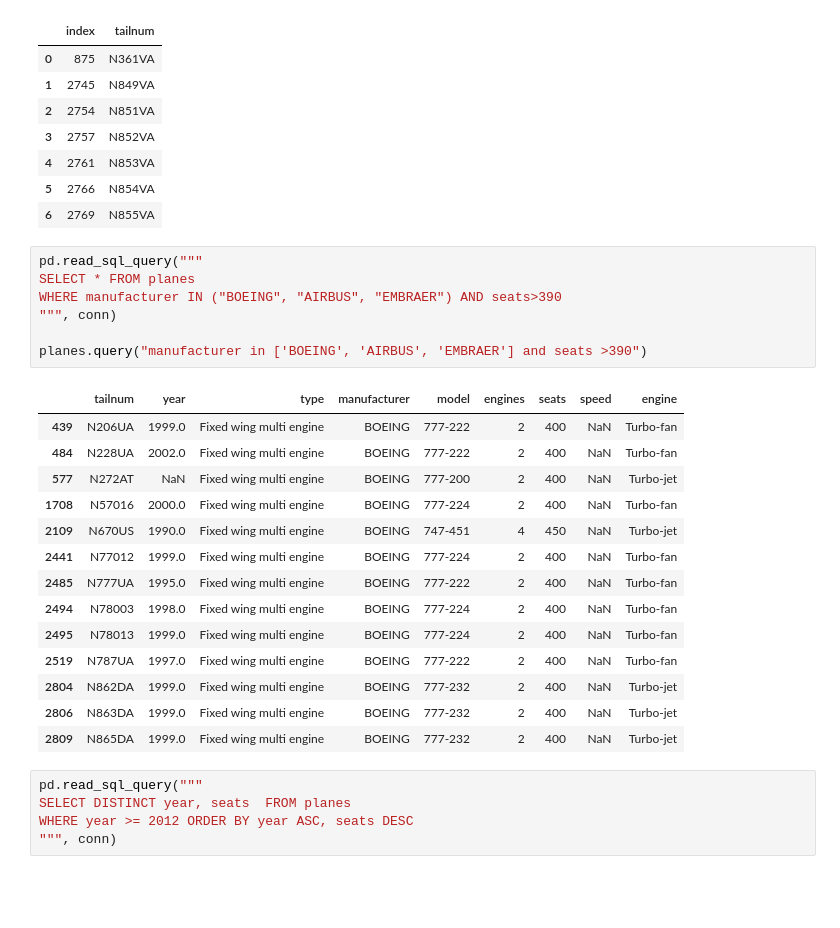
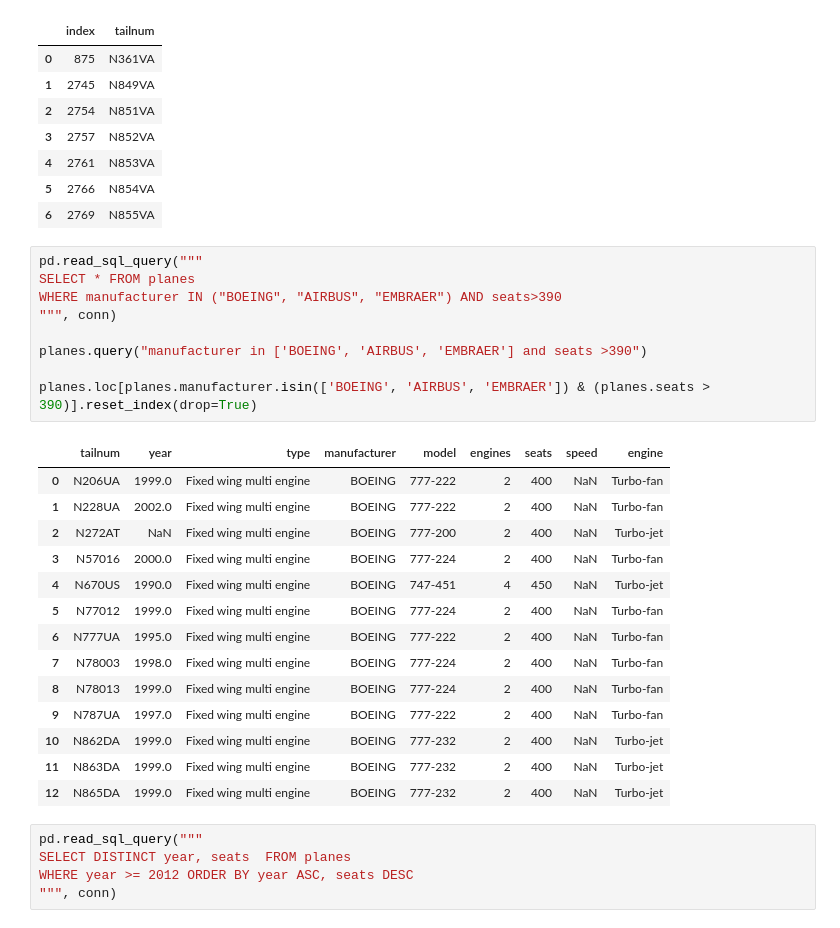
Before and after one commit to kiranp11/dsr, a Jupyter notebook: advanced_python/03_pandas.ipynb, the cells around one changed output. Drawn from its saved outputs; the diff is of its cells as text; blank space fills up the shorter version.

```diff
--- a/advanced_python/03_pandas.ipynb
+++ b/advanced_python/03_pandas.ipynb
@@ -1688,25 +1692,27 @@ planes.query("seats >= 150 & seats <= 190 & year >= 2012")["tailnum"].reset_inde
 # %%
 pd.read_sql_query("""
 SELECT * FROM planes
 WHERE manufacturer IN ("BOEING", "AIRBUS", "EMBRAER") AND seats>390
 """, conn)
 
 planes.query("manufacturer in ['BOEING', 'AIRBUS', 'EMBRAER'] and seats >390")
+
+planes.loc[planes.manufacturer.isin(['BOEING', 'AIRBUS', 'EMBRAER']) & (planes.seats > 390)].reset_index(drop=True)
 # %% [output]
 |  | tailnum | year | type | manufacturer | model | engines | seats | speed | engine |
-| 439 | N206UA | 1999.0 | Fixed wing multi engine | BOEING | 777-222 | 2 | 400 | NaN | Turbo-fan |
-| 484 | N228UA | 2002.0 | Fixed wing multi engine | BOEING | 777-222 | 2 | 400 | NaN | Turbo-fan |
-| 577 | N272AT | NaN | Fixed wing multi engine | BOEING | 777-200 | 2 | 400 | NaN | Turbo-jet |
-| 1708 | N57016 | 2000.0 | Fixed wing multi engine | BOEING | 777-224 | 2 | 400 | NaN | Turbo-fan |
-| 2109 | N670US | 1990.0 | Fixed wing multi engine | BOEING | 747-451 | 4 | 450 | NaN | Turbo-jet |
-| 2441 | N77012 | 1999.0 | Fixed wing multi engine | BOEING | 777-224 | 2 | 400 | NaN | Turbo-fan |
-| 2485 | N777UA | 1995.0 | Fixed wing multi engine | BOEING | 777-222 | 2 | 400 | NaN | Turbo-fan |
-| 2494 | N78003 | 1998.0 | Fixed wing multi engine | BOEING | 777-224 | 2 | 400 | NaN | Turbo-fan |
-| 2495 | N78013 | 1999.0 | Fixed wing multi engine | BOEING | 777-224 | 2 | 400 | NaN | Turbo-fan |
-| 2519 | N787UA | 1997.0 | Fixed wing multi engine | BOEING | 777-222 | 2 | 400 | NaN | Turbo-fan |
-| 2804 | N862DA | 1999.0 | Fixed wing multi engine | BOEING | 777-232 | 2 | 400 | NaN | Turbo-jet |
-| 2806 | N863DA | 1999.0 | Fixed wing multi engine | BOEING | 777-232 | 2 | 400 | NaN | Turbo-jet |
-| 2809 | N865DA | 1999.0 | Fixed wing multi engine | BOEING | 777-232 | 2 | 400 | NaN | Turbo-jet |
+| 0 | N206UA | 1999.0 | Fixed wing multi engine | BOEING | 777-222 | 2 | 400 | NaN | Turbo-fan |
+| 1 | N228UA | 2002.0 | Fixed wing multi engine | BOEING | 777-222 | 2 | 400 | NaN | Turbo-fan |
+| 2 | N272AT | NaN | Fixed wing multi engine | BOEING | 777-200 | 2 | 400 | NaN | Turbo-jet |
+| 3 | N57016 | 2000.0 | Fixed wing multi engine | BOEING | 777-224 | 2 | 400 | NaN | Turbo-fan |
+| 4 | N670US | 1990.0 | Fixed wing multi engine | BOEING | 747-451 | 4 | 450 | NaN | Turbo-jet |
+| 5 | N77012 | 1999.0 | Fixed wing multi engine | BOEING | 777-224 | 2 | 400 | NaN | Turbo-fan |
+| 6 | N777UA | 1995.0 | Fixed wing multi engine | BOEING | 777-222 | 2 | 400 | NaN | Turbo-fan |
+| 7 | N78003 | 1998.0 | Fixed wing multi engine | BOEING | 777-224 | 2 | 400 | NaN | Turbo-fan |
+| 8 | N78013 | 1999.0 | Fixed wing multi engine | BOEING | 777-224 | 2 | 400 | NaN | Turbo-fan |
+| 9 | N787UA | 1997.0 | Fixed wing multi engine | BOEING | 777-222 | 2 | 400 | NaN | Turbo-fan |
+| 10 | N862DA | 1999.0 | Fixed wing multi engine | BOEING | 777-232 | 2 | 400 | NaN | Turbo-jet |
+| 11 | N863DA | 1999.0 | Fixed wing multi engine | BOEING | 777-232 | 2 | 400 | NaN | Turbo-jet |
+| 12 | N865DA | 1999.0 | Fixed wing multi engine | BOEING | 777-232 | 2 | 400 | NaN | Turbo-jet |
 # %%
 pd.read_sql_query("""
 SELECT DISTINCT year, seats  FROM planes
```
Also changed, not shown: parts of 4 cells of this notebook, 2 other files.
